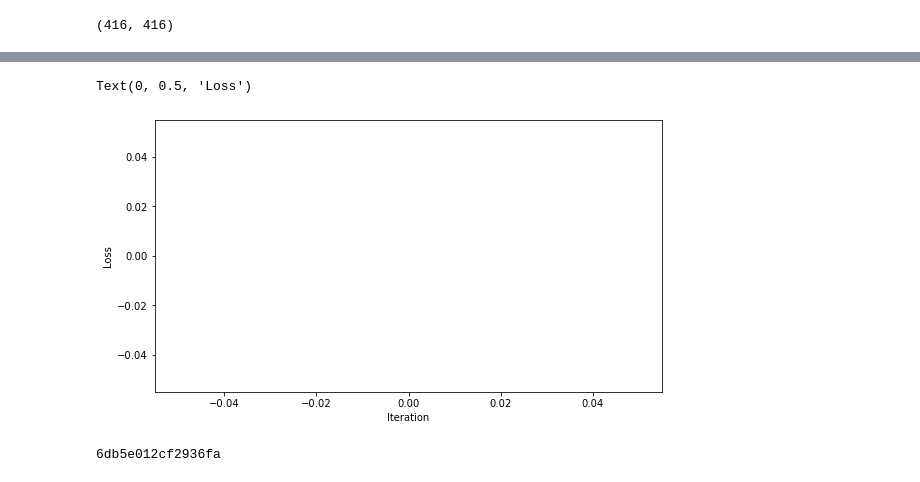
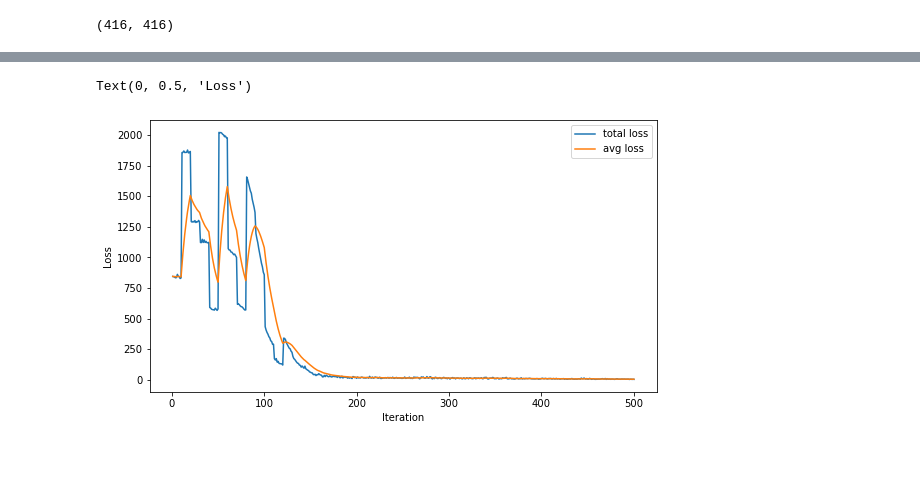
Before and after one commit to luisfarre/final_project_ih, a Jupyter notebook: Yolo3.ipynb, the cells around one changed output, grey strips where cells are left out. Saved outputs shown, nothing was run; the diff lists cells and outputs as text; code cells hidden in the pictures.

```diff
--- a/Yolo3.ipynb
+++ b/Yolo3.ipynb
@@ -93,4 +61,4 @@ annots.shape
 # %%
 annots = annots.merge(df_class, left_on = 'LabelName', right_on ='LabelName')
 # %%
-annots.drop_duplicates(inplace=True)
+#annots.drop_duplicates(inplace=True)
@@ -193,7 +146,7 @@ See the caveats in the documentation: https://pandas.pydata.org/pandas-docs/stab
 # %%
 #image_annots.head()
 # %%
-images = 100
+images = 5000
 # %%
 WIDTH = SIZE
 HEIGHT = SIZE
@@ -216,7 +169,7 @@ len(not_images_2)
 # %%
 image_annots = image_annots[~image_annots['ImageID'].isin(not_images_2)][:(images-len(not_images_2)-10)]
 # %%
-ex_image_id = image_annots.ImageID.values[80]
+ex_image_id = image_annots.ImageID.values[700]
 ex_img_path = os.path.join(FRAME_PATH, "{}.jpg".format(ex_image_id))
 ex_label_path = os.path.join(MASK_PATH, "{}.txt".format(ex_image_id))
 
@@ -266,7 +219,7 @@ The # of train set: 66, The # of validation set: 9 The # of test set: 8
 
 #La idea es crear test images. Se puede mirar luego
 # %%
-data_extention_file_path = os.path.join(CONFIG_PATH, 'p1.data')
+data_extention_file_path = os.path.join(CONFIG_PATH, 'ih_fp.data')
 with open(data_extention_file_path, 'w') as f:
     contents = """classes= 1
 train  = {}
@@ -275,7 +228,7 @@ names  = {}
 backup = {}
     """.format(os.path.join(METADATA_PATH, "tr_list.txt"),
                os.path.join(METADATA_PATH, "val_list.txt"),
-               os.path.join(CONFIG_PATH, 'p1.names'),
+               os.path.join(CONFIG_PATH, 'ih_fp.names'),
                BACKUP_PATH)
     f.write(contents)
 # %%
@@ -308,20 +270,20 @@ yolov3-p1
 # %%
 iters = []
 losses = []
 total_losses = []
-with open("train_log_p1.txt", 'r') as f:
+with open("train_log.txt", 'r') as f:
     for i,line in enumerate(f):
         if "images" in line:
             iters.append(int(line.strip().split()[0].split(":")[0]))
             losses.append(float(line.strip().split()[2]))
             total_losses.append(float(line.strip().split()[1].split(',')[0]))
 
 plt.figure(figsize=(20, 5))
 plt.subplot(1,2,1)
 sns.lineplot(iters, total_losses, label="total loss")
 sns.lineplot(iters, losses, label="avg loss")
 plt.xlabel("Iteration")
 plt.ylabel("Loss")
 # %% [output]
 Text(0, 0.5, 'Loss')
-[figure, old version]
+[figure, new version]
@@ -330,6 +290,3 @@ import shutil
 # %%
-ex_image_id = annots.ImageID.values[2]
-shutil.copy(ex_img_path, "test.jpg")
-print(ex_image_id)
+import shutil
+#shutil.copy(ex_img_path, "test.jpg")
-# %% [output]
-6db5e012cf2936fa
```
Also changed, not shown: parts of 34 cells of this notebook.
